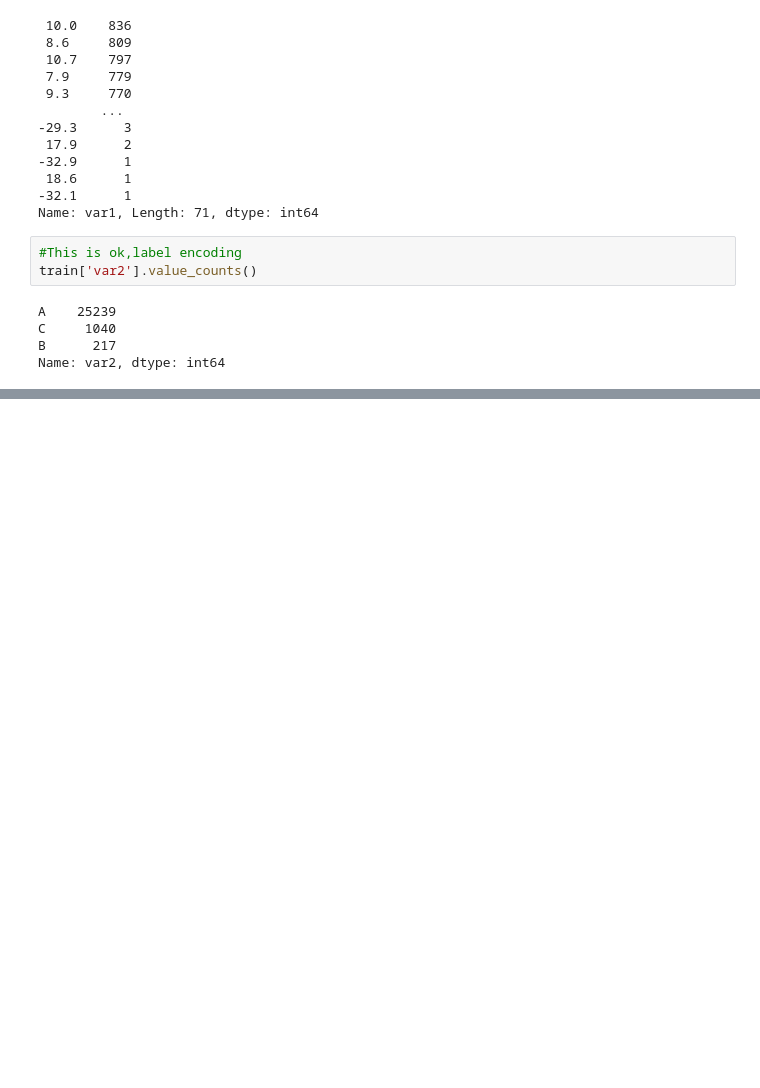
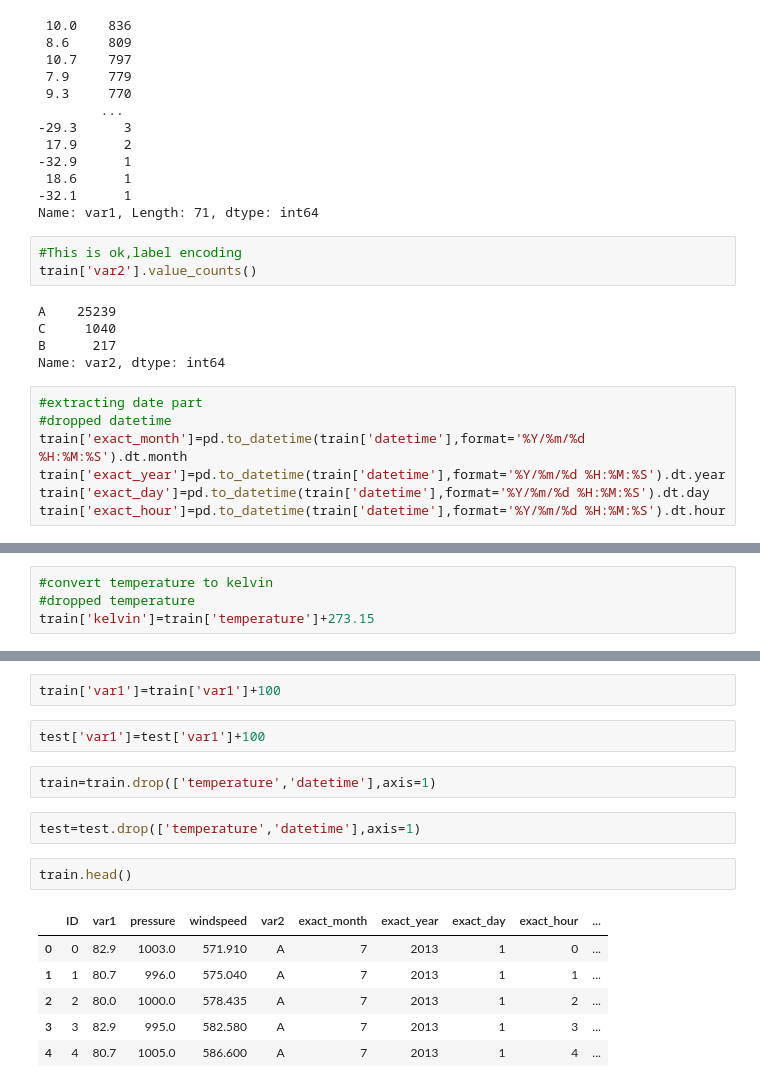
Before and after one commit to Ayanlola2002/Analyticsvidyah, a Jupyter notebook: Janata_TimeSeries.ipynb, the cells around one changed output, grey strips where cells are left out. Cells and saved outputs as stored; diff of their text form; blank space fills up the shorter version.

```diff
--- a/Janata_TimeSeries.ipynb
+++ b/Janata_TimeSeries.ipynb
@@ -101,3 +89,10 @@ A    25239
 C     1040
 B      217
 Name: var2, dtype: int64
+# %%
+#extracting date part
+#dropped datetime
+train['exact_month']=pd.to_datetime(train['datetime'],format='%Y/%m/%d %H:%M:%S').dt.month
+train['exact_year']=pd.to_datetime(train['datetime'],format='%Y/%m/%d %H:%M:%S').dt.year
+train['exact_day']=pd.to_datetime(train['datetime'],format='%Y/%m/%d %H:%M:%S').dt.day
+train['exact_hour']=pd.to_datetime(train['datetime'],format='%Y/%m/%d %H:%M:%S').dt.hour
@@ -103,0 +106,4 @@ Name: var2, dtype: int64
+# %%
+#convert temperature to kelvin
+#dropped temperature
+train['kelvin']=train['temperature']+273.15
@@ -103,0 +129,17 @@ Name: var2, dtype: int64
+# %%
+train['var1']=train['var1']+100
+# %%
+test['var1']=test['var1']+100
+# %%
+train=train.drop(['temperature','datetime'],axis=1)
+# %%
+test=test.drop(['temperature','datetime'],axis=1)
+# %%
+train.head()
+# %% [output]
+|  | ID | var1 | pressure | windspeed | var2 | exact_month | exact_year | exact_day | exact_hour | ... |
+| 0 | 0 | 82.9 | 1003.0 | 571.910 | A | 7 | 2013 | 1 | 0 | ... |
+| 1 | 1 | 80.7 | 996.0 | 575.040 | A | 7 | 2013 | 1 | 1 | ... |
+| 2 | 2 | 80.0 | 1000.0 | 578.435 | A | 7 | 2013 | 1 | 2 | ... |
+| 3 | 3 | 82.9 | 995.0 | 582.580 | A | 7 | 2013 | 1 | 3 | ... |
+| 4 | 4 | 80.7 | 1005.0 | 586.600 | A | 7 | 2013 | 1 | 4 | ... |
```
Also changed, not shown: parts of 40 cells of this notebook.
